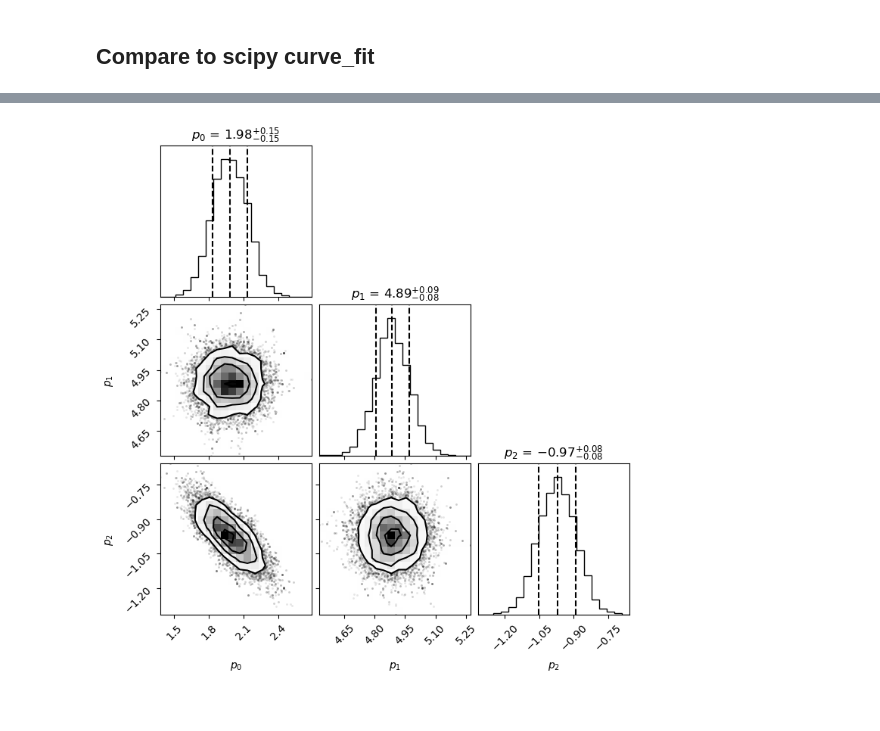
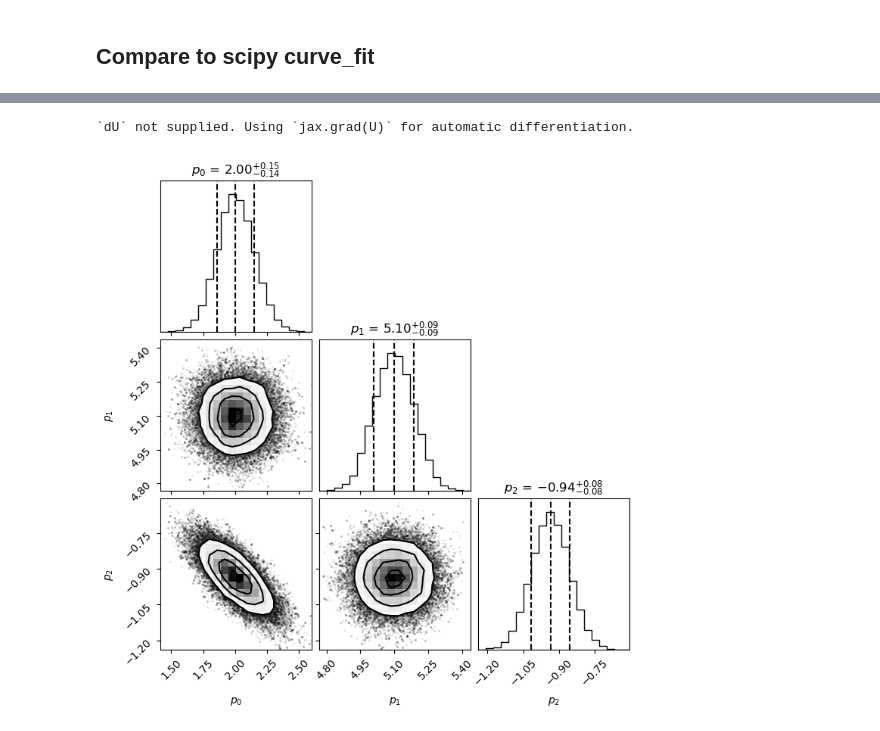
Before and after one commit to dylannpaterson/HMC, a Jupyter notebook: example.ipynb, the cells around one changed output, grey strips where cells are left out. Cells and saved outputs as stored; diff of their text form; code cells hidden in the pictures.

```diff
--- a/example.ipynb
+++ b/example.ipynb
@@ -65,3 +56,11 @@ def dmodel(q,x):
+# %%
+def U(q):
+    model_y = model(q, x)
+    chi_squared = jnp.sum((y - model_y)**2)
+    return chi_squared / 2.0
+
+def model(q, x):
+    return q[2] * x**2 + q[1] * x + q[0]
 # %% [markdown]
 ## Prepare synthtetic data to be used in model fitting
 
@@ -102,14 +101,14 @@ Also set some of the optional parameters (these will use default values is not s
 
 `lf_length`: the path length used by the leap-frog algorithm to traverse the phase-space i.e the length of the orbit segment
 # %%
-smp = HMCSampler()
+smp = HMCSampler(U)
 
-smp.U = U
-#smp.dU = dU
+# Initial positions for the walkers
+# Shape: (n_parameters, n_walkers)
+smp.qi = jnp.asarray([1.0,1.0,0.0])
 
 smp.dim_labels = [r"$p_0$",r"$p_1$",r"$p_2$"]
-smp.qi = np.asarray([1.5,4.0,0.0])
 
 smp.n_samples = 1000
 smp.n_burnin = 1000
-smp.lf_length = 0.075
+smp.n_walkers = 80
@@ -222,8 +175,17 @@ p_2 = -0.97 +/- 0.08
 import emcee
 import corner
 
+def U_emcee(q):
+    model_y = model_emcee(q, x)
+    chi_squared = jnp.sum((y - model_y)**2)
+    return -1.0*chi_squared / 2.0
+
+def model_emcee(q, x):
+    return q[2].T * x**2 + q[1].T * x + q[0].T
+
+
 #note that emcee requires the log likelihood function, not the potential (which is the negative of the log likelihood)
-sampler = emcee.EnsembleSampler(smp.n_walkers, len(smp.qi), lambda q: -1.0*smp.U(q))
+sampler = emcee.EnsembleSampler(smp.n_walkers, len(smp.qi), U_emcee)
 # %%
 q_init = np.asarray([smp.qi]*smp.n_walkers) + 0.1*np.random.randn(smp.n_walkers,3)
 
@@ -273,9 +222,10 @@ p_2 = -0.97 +/- 0.08
 # %%
-emcee_smp = HMCSampler()
+emcee_smp = HMCSampler(U)
 emcee_smp.dim_labels = [r"$p_0$",r"$p_1$",r"$p_2$"]
 emcee_smp.samples = sampler.flatchain
 
 emcee_fig = emcee_smp.plot_samples()
 # %% [output]
+`dU` not supplied. Using `jax.grad(U)` for automatic differentiation.
-[figure, old version]
+[figure, new version]
 # %%
```
Also changed, not shown: parts of 34 cells of this notebook, 4 other files.
